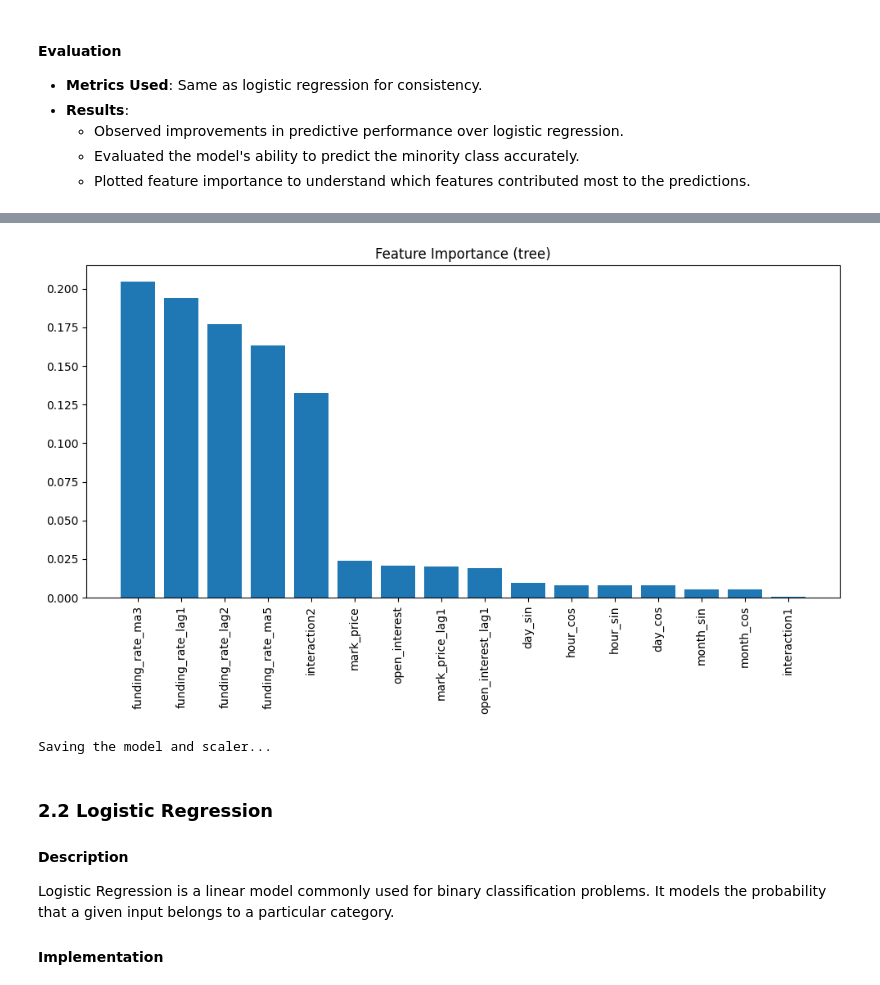
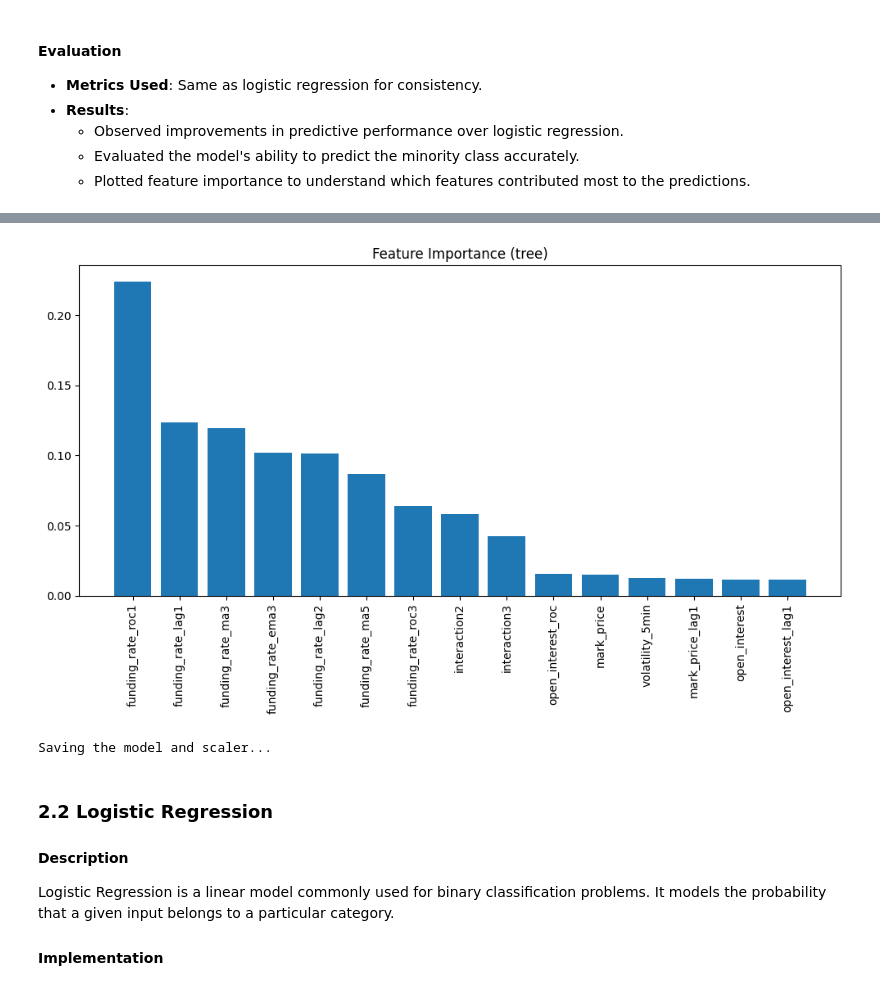
Before and after one commit to davidgieser/stat429_project, a Jupyter notebook: notebooks/model_development.ipynb, the cells around one changed output, grey strips where cells are left out. Saved outputs shown, nothing was run; the diff lists cells and outputs as text; code cells hidden in the pictures.

```diff
--- a/notebooks/model_development.ipynb
+++ b/notebooks/model_development.ipynb
@@ -109,5 +110,11 @@ df = add_lag_features(df)
 # Add technical indicators
 df = add_technical_indicators(df)
 
+# # Add advanced features
+# df = add_advanced_features(df)
+
+# Add interaction features
+df = add_interaction_terms(df)
+
 # Handle NaNs appropriately
 df.bfill(inplace=True)
@@ -148,12 +173,12 @@ if not df.empty:
         # Define features and target
         feature_columns = [
             'funding_rate_lag1', 'funding_rate_lag2',
-            'funding_rate_ma3', 'funding_rate_ma5',
-            'open_interest', 'open_interest_lag1',
-            'mark_price', 'mark_price_lag1',
-            'hour_sin', 'hour_cos', 'day_sin', 'day_cos', 'month_sin', 'month_cos',
-            'interaction1', 'interaction2'
+            'funding_rate_ma3', 'funding_rate_ma5', 'funding_rate_ema3',
+            'open_interest', 'open_interest_lag1', 'open_interest_roc',
+            'mark_price', 'mark_price_lag1', 'volatility_5min',
+            'funding_rate_roc1', 'funding_rate_roc3', 'interaction2', 'interaction3'
         ]
+
         X = df[feature_columns]
         y = df['direction']
 
@@ -163,48 +188,34 @@ if not df.empty:
         y_train, y_test = y.iloc[:split_index], y.iloc[split_index:]
 
         if not X_train.empty and not X_test.empty:
-            print("Starting preprocessing...")
+            print("Starting preprocessing for Random Forest...")
             start_time = time.time()
 
-            numeric_features = [
-                'funding_rate_lag1', 'funding_rate_lag2',
-                'funding_rate_ma3', 'funding_rate_ma5',
-                'open_interest', 'open_interest_lag1',
-                'mark_price', 'mark_price_lag1'
-            ]
-            scaler = StandardScaler()
-            X_train_scaled = scaler.fit_transform(X_train[numeric_features])
-            X_test_scaled = scaler.transform(X_test[numeric_features])
+            # Explicitly create copies to avoid SettingWithCopyWarning
+            X_train_rf = X_train.copy()
+            X_test_rf = X_test.copy()
 
-            cyclical_features = ['hour_sin', 'hour_cos', 'day_sin', 'day_cos', 'month_sin', 'month_cos', 'interaction1', 'interaction2']
-            X_train_prepared = pd.concat(
-                [pd.DataFrame(X_train_scaled, columns=numeric_features, index=X_train.index),
-                 X_train[cyclical_features]], axis=1
-            )
-            X_test_prepared = pd.concat(
-                [pd.DataFrame(X_test_scaled, columns=numeric_features, index=X_test.index),
-                 X_test[cyclical_features]], axis=1
-            )
+            # Replace infinity values and handle NaNs explicitly for Random Forest
+            X_train_rf.replace([np.inf, -np.inf], np.nan, inplace=True)
+            X_test_rf.replace([np.inf, -np.inf], np.nan, inplace=True)
+            X_train_rf.fillna(0, inplace=True)
+            X_test_rf.fillna(0, inplace=True)
 
-            print(f"Preprocessing completed in {time.time() - start_time:.2f} seconds.")
-            print(f"Training data shape: {X_train_prepared.shape}")
-            print(f"Test data shape: {X_test_prepared.shape}")
+            print(f"Preprocessing for Random Forest completed in {time.time() - start_time:.2f} seconds.")
+            print(f"Training data shape for Random Forest: {X_train_rf.shape}")
+            print(f"Test data shape for Random Forest: {X_test_rf.shape}")
 
-            print("Cleaning the dataset...")
-            X_train_prepared.replace([np.inf, -np.inf], np.nan, inplace=True)
-            X_test_prepared.replace([np.inf, -np.inf], np.nan, inplace=True)
-            X_train_prepared.fillna(0, inplace=True)
-            X_test_prepared.fillna(0, inplace=True)
-
+            # Train initial Random Forest model
             print("Training initial Random Forest model...")
             start_time = time.time()
             rf_model = RandomForestClassifier(n_estimators=50, random_state=42, class_weight='balanced')
-            rf_model = train_classification_model(rf_model, X_train_prepared, y_train)
+            rf_model.fit(X_train_rf, y_train)
             print(f"Random Forest training completed in {time.time() - start_time:.2f} seconds.")
 
             print("\nInitial Model Evaluation:")
-            evaluate_classification_model(rf_model, X_test_prepared, y_test)
+            evaluate_classification_model(rf_model, X_test_rf, y_test)
 
+            # Start hyperparameter tuning
             print("Starting hyperparameter tuning...")
             start_time = time.time()
             param_grid = {
@@ -216,7 +227,7 @@ if not df.empty:
             best_rf_model = perform_hyperparameter_tuning(
                 rf_model,
                 param_grid,
-                X_train_prepared,
+                X_train_rf,
                 y_train,
                 scoring='roc_auc',
                 verbose=1
@@ -224,19 +235,22 @@ if not df.empty:
             print(f"Hyperparameter tuning completed in {time.time() - start_time:.2f} seconds.")
 
             print("\nBest Model Evaluation After Hyperparameter Tuning:")
-            evaluate_classification_model(best_rf_model, X_test_prepared, y_test)
+            evaluate_classification_model(best_rf_model, X_test_rf, y_test)
 
-            y_proba = best_rf_model.predict_proba(X_test_prepared)[:, 1]
+            # Evaluate with a custom threshold
+            y_proba = best_rf_model.predict_proba(X_test_rf)[:, 1]
             custom_threshold = 0.5
             print(f"\nEvaluation with Custom Threshold ({custom_threshold}):")
-            evaluate_classification_model(best_rf_model, X_test_prepared, y_test, y_proba, threshold=custom_threshold)
+            evaluate_classification_model(best_rf_model, X_test_rf, y_test, y_proba, threshold=custom_threshold)
 
+            # Plot feature importance
             print("Plotting feature importance...")
-            plot_feature_importance(best_rf_model, X_train_prepared.columns)
+            plot_feature_importance(best_rf_model, X_train_rf.columns)
 
+            # Save the model and scaler
             print("Saving the model and scaler...")
             save_model(best_rf_model, '../models/saved_models/model1_RF.pkl')
-            save_model(scaler, '../models/saved_models/scaler1_RF.pkl')
+
     except Exception as e:
         print(f"Error during Random Forest training and tuning: {e}")
 # %% [output]
@@ -259,5 +273,5 @@ Confusion Matrix:
 Plotting feature importance...
-[figure, old version]
+[figure, new version]
 Saving the model and scaler...
 # %% [markdown]
 ### **2.2 Logistic Regression**
```
Also changed, not shown: parts of 5 cells of this notebook, 7 other files.
